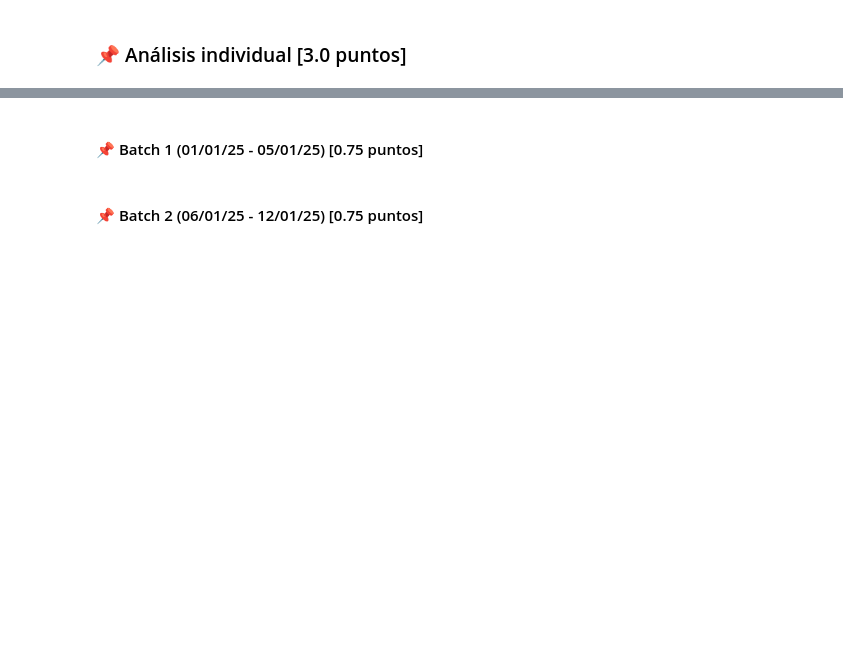
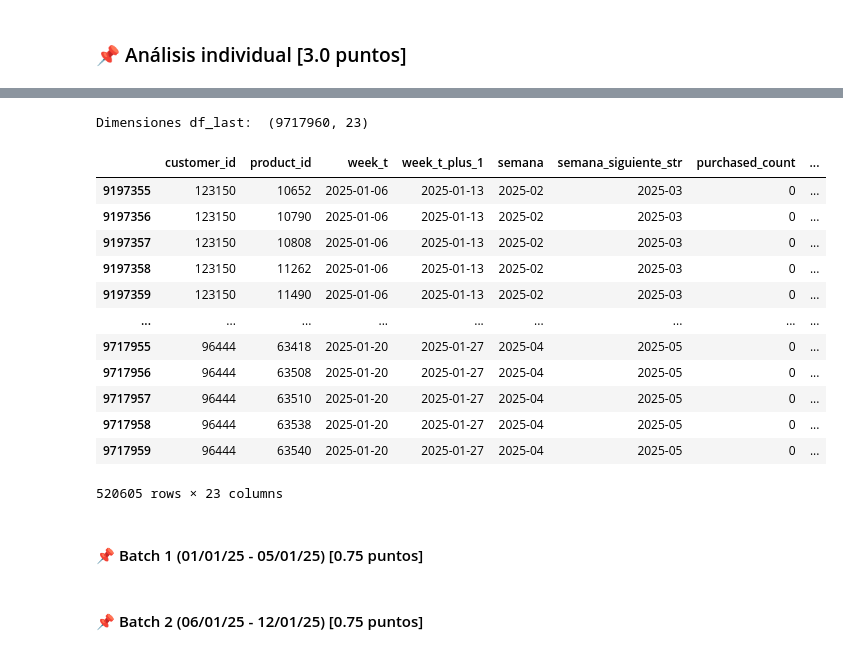
Before and after one commit to Tamaracarrasco/TamoJosha-Lab-de-Prog-MDS-Prim2025, a Jupyter notebook: Proyecto/entrega_3/enunciado_entrega3.ipynb, the cells around one changed output, grey strips where cells are left out. Saved outputs shown, nothing was run; the diff lists cells and outputs as text; code cells hidden in the pictures; blank space fills up the shorter version.

Commit message:
comienza entrega3

```diff
--- a/Proyecto/entrega_3/enunciado_entrega3.ipynb
+++ b/Proyecto/entrega_3/enunciado_entrega3.ipynb
@@ -141,0 +150,18 @@ A lo largo de esta sección, se espera que respondan preguntas como:
+# %%
+##### Ruta(s) archivo(s)
+
+# BATCH 0
+BATCH_0 = "../entrega_3/RESULTADOS_AIRFLOW_MLFLOW/BATCH_0/MLFLOW/ARTIFACTS_BATCH_0/"
+
+# BATCH 1
+BATCH_1 = "../entrega_3/RESULTADOS_AIRFLOW_MLFLOW/BATCH_1/MLFLOW/ARTIFACTS_BATCH_1/"
+
+# BATCH 2
+BATCH_2  = "../entrega_3/RESULTADOS_AIRFLOW_MLFLOW/BATCH_2/MLFLOW/ARTIFACTS_BATCH_2/"
+
+# BATCH 3
+BATCH_3 = "../entrega_3/RESULTADOS_AIRFLOW_MLFLOW/BATCH_3/MLFLOW/ARTIFACTS_BATCH_3/"
+
+# ULTIMO DATAFRAME
+LAST_DATA = "../entrega_2/airflow/data/"
+df_last = pd.read_parquet(LAST_DATA+"df_final_latest.parquet")
@@ -142,2 +178,25 @@ A lo largo de esta sección, se espera que respondan preguntas como:
+# %%
+print("Dimensiones df_last: ", df_last.shape)
+# %% [output]
+Dimensiones df_last:  (9717960, 23)
+# %%
+df_last[
+    (df_last["week_t"] >= "2025-01-01")
+    & (df_last["week_t"] <= "2025-01-30")
+]
+# %% [output]
+|  | customer_id | product_id | week_t | week_t_plus_1 | semana | semana_siguiente_str | purchased_count | ... |
+| 9197355 | 123150 | 10652 | 2025-01-06 | 2025-01-13 | 2025-02 | 2025-03 | 0 | ... |
+| 9197356 | 123150 | 10790 | 2025-01-06 | 2025-01-13 | 2025-02 | 2025-03 | 0 | ... |
+| 9197357 | 123150 | 10808 | 2025-01-06 | 2025-01-13 | 2025-02 | 2025-03 | 0 | ... |
+| 9197358 | 123150 | 11262 | 2025-01-06 | 2025-01-13 | 2025-02 | 2025-03 | 0 | ... |
+| 9197359 | 123150 | 11490 | 2025-01-06 | 2025-01-13 | 2025-02 | 2025-03 | 0 | ... |
+| ... | ... | ... | ... | ... | ... | ... | ... | ... |
+| 9717955 | 96444 | 63418 | 2025-01-20 | 2025-01-27 | 2025-04 | 2025-05 | 0 | ... |
+| 9717956 | 96444 | 63508 | 2025-01-20 | 2025-01-27 | 2025-04 | 2025-05 | 0 | ... |
+| 9717957 | 96444 | 63510 | 2025-01-20 | 2025-01-27 | 2025-04 | 2025-05 | 0 | ... |
+| 9717958 | 96444 | 63538 | 2025-01-20 | 2025-01-27 | 2025-04 | 2025-05 | 0 | ... |
+| 9717959 | 96444 | 63540 | 2025-01-20 | 2025-01-27 | 2025-04 | 2025-05 | 0 | ... |
+520605 rows × 23 columns
 # %% [markdown]
 #### 📌 Batch 1 (01/01/25 - 05/01/25) [0.75 puntos]
```
Also changed, not shown: parts of 4 cells of this notebook.
